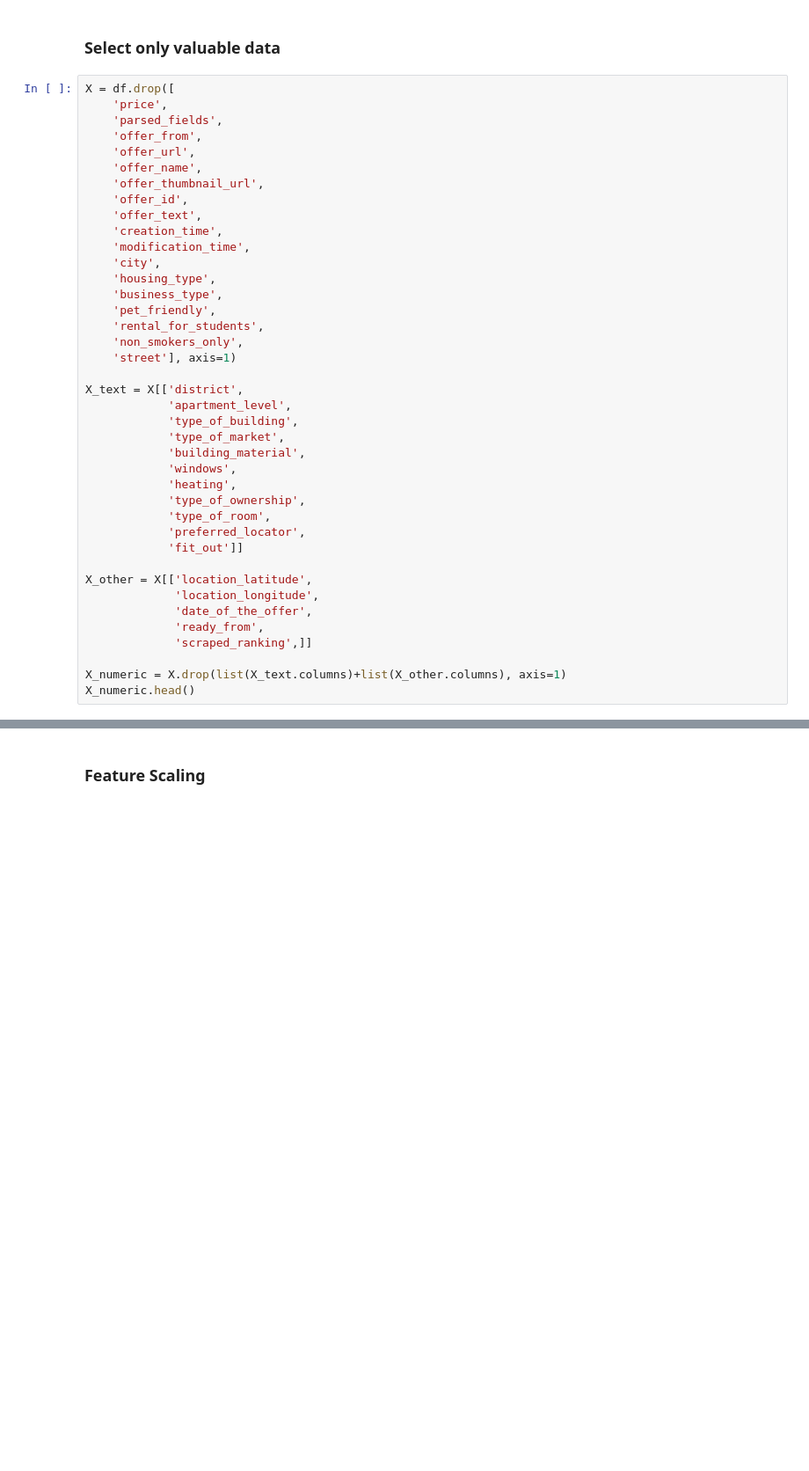
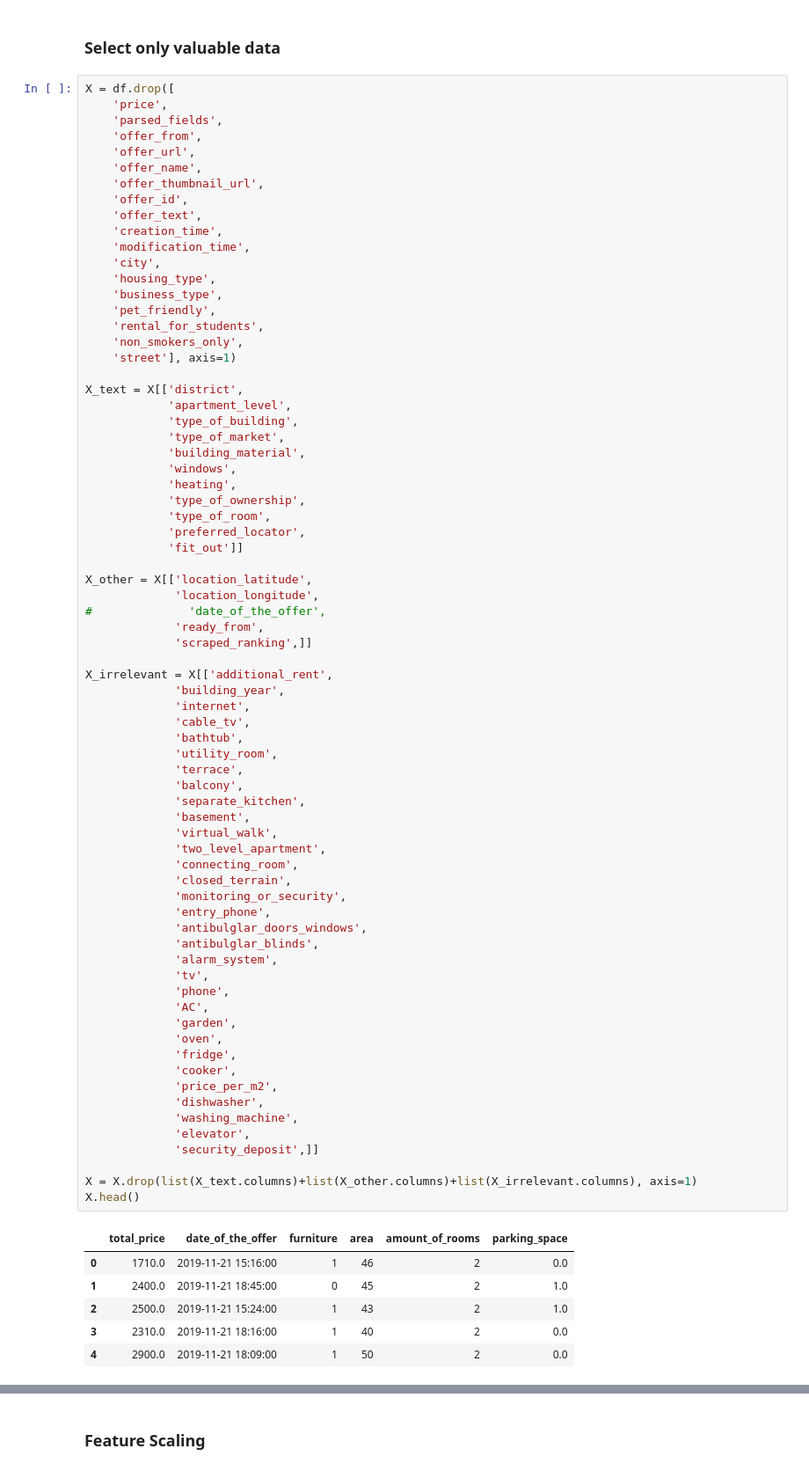
Before and after one commit to JTurbakiewicz/Roomek, a Jupyter notebook: RatingEngine/Data_preprocessing.ipynb, the cells around one changed output, grey strips where cells are left out. Shown at 88% size. Cells and saved outputs as stored; diff of their text form; blank space fills up the shorter version.

```diff
--- a/RatingEngine/Data_preprocessing.ipynb
+++ b/RatingEngine/Data_preprocessing.ipynb
@@ -71,33 +99,72 @@ X = df.drop([
     'offer_thumbnail_url',
     'offer_id',
     'offer_text',
     'creation_time',
     'modification_time',
     'city',
     'housing_type',
     'business_type',
     'pet_friendly',
     'rental_for_students',
     'non_smokers_only',
     'street'], axis=1)
 
 X_text = X[['district',
             'apartment_level',
             'type_of_building',
             'type_of_market',
             'building_material',
             'windows',
             'heating',
             'type_of_ownership',
             'type_of_room',
             'preferred_locator',
             'fit_out']]
 
 X_other = X[['location_latitude',
              'location_longitude',
-             'date_of_the_offer',
+#              'date_of_the_offer',
              'ready_from',
              'scraped_ranking',]]
 
-X_numeric = X.drop(list(X_text.columns)+list(X_other.columns), axis=1)
-X_numeric.head()
+X_irrelevant = X[['additional_rent',
+             'building_year',
+             'internet',
+             'cable_tv',
+             'bathtub',
+             'utility_room',
+             'terrace',
+             'balcony',
+             'separate_kitchen',
+             'basement',
+             'virtual_walk',
+             'two_level_apartment',
+             'connecting_room',
+             'closed_terrain',
+             'monitoring_or_security',
+             'entry_phone',
+             'antibulglar_doors_windows',
+             'antibulglar_blinds',
+             'alarm_system',
+             'tv',
+             'phone',
+             'AC',
+             'garden',
+             'oven',
+             'fridge',
+             'cooker',
+             'price_per_m2',
+             'dishwasher',
+             'washing_machine',
+             'elevator',
+             'security_deposit',]]
+
+X = X.drop(list(X_text.columns)+list(X_other.columns)+list(X_irrelevant.columns), axis=1)
+X.head()
+# %% [output]
+|  | total_price | date_of_the_offer | furniture | area | amount_of_rooms | parking_space |
+| 0 | 1710.0 | 2019-11-21 15:16:00 | 1 | 46 | 2 | 0.0 |
+| 1 | 2400.0 | 2019-11-21 18:45:00 | 0 | 45 | 2 | 1.0 |
+| 2 | 2500.0 | 2019-11-21 15:24:00 | 1 | 43 | 2 | 1.0 |
+| 3 | 2310.0 | 2019-11-21 18:16:00 | 1 | 40 | 2 | 0.0 |
+| 4 | 2900.0 | 2019-11-21 18:09:00 | 1 | 50 | 2 | 0.0 |
```
Also changed, not shown: parts of 9 cells of this notebook, 1 other file.
